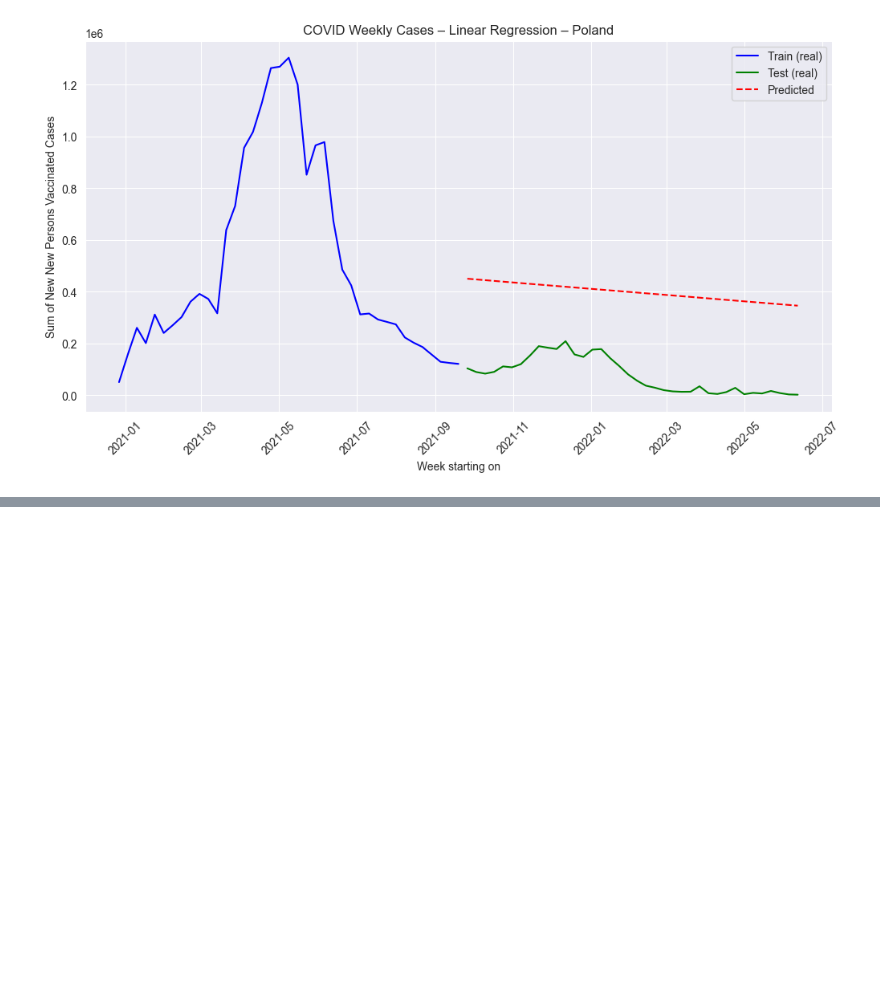
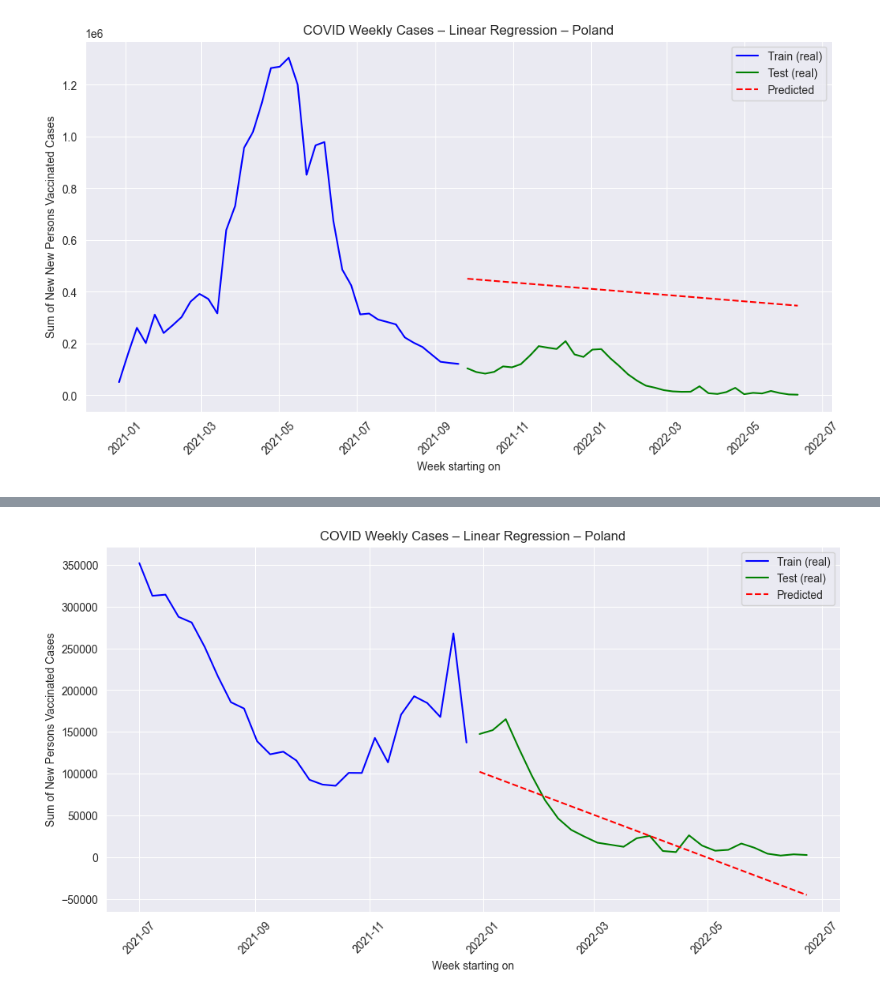
Before and after one commit to qmacdom/BigData, a Jupyter notebook: zad3.ipynb, the cells around one changed output, grey strips where cells are left out. Cells and saved outputs as stored; diff of their text form; code cells hidden in the pictures; blank space fills up the shorter version.

```diff
--- a/zad3.ipynb
+++ b/zad3.ipynb
@@ -222,0 +338,56 @@ plt.show()
+# %%
+import pandas as pd
+import matplotlib.pyplot as plt
+from sklearn.linear_model import LinearRegression
+
+# Załaduj dane
+df = pd.read_csv('results/prepared_for_3_ex.csv', parse_dates=['date'])
+
+# Filtruj dla jednego kraju (np. Polska)
+country = 'Poland'
+df = df[df['country_name'] == country]
+
+# Filtrowanie zakresu dat
+df = df[(df['date'] >= '2021-07-01') & (df['date'] <= '2022-06-30')]
+
+# Posortuj i dodaj numer tygodnia
+df = df.sort_values('date')
+df['week'] = ((df['date'] - df['date'].min()).dt.days // 7)
+
+# Grupuj tygodniowo – i dodaj datę reprezentującą każdy tydzień (np. pierwszy dzień tygodnia)
+weekly_df = df.groupby('week').agg({
+    'new_persons_vaccinated': 'sum',
+    'date': 'min'  # najwcześniejszy dzień w tygodniu jako reprezentant tygodnia
+}).reset_index()
+
+# Podział na dane treningowe i testowe
+train_weeks = weekly_df[weekly_df['week'] <= 25]  # 52 tygodnie
+test_weeks = weekly_df[(weekly_df['week'] > 25) & (weekly_df['week'] <= 51)]
+
+# Dane do regresji
+X_train = train_weeks[['week']]
+y_train = train_weeks['new_persons_vaccinated']
+X_test = test_weeks[['week']]
+y_test = test_weeks['new_persons_vaccinated']
+
+# Trening modelu
+model = LinearRegression(n_jobs=-1)
+model.fit(X_train, y_train)
+
+# Predykcja
+y_pred = model.predict(X_test)
+
+# Wykres
+plt.figure(figsize=(12, 6))
+plt.plot(train_weeks['date'], y_train, label='Train (real)', color='blue')
+plt.plot(test_weeks['date'], y_test, label='Test (real)', color='green')
+plt.plot(test_weeks['date'], y_pred, label='Predicted', linestyle='--', color='red')
+plt.xlabel('Week starting on')
+plt.ylabel('Sum of New Persons Vaccinated Cases')
+plt.title(f'COVID Weekly Cases – Linear Regression – {country}')
+plt.xticks(rotation=45)
+plt.legend()
+plt.grid(True)
+plt.show()
+# %% [output]
+[figure, added]
```
Also changed, not shown: parts of 12 cells of this notebook.
